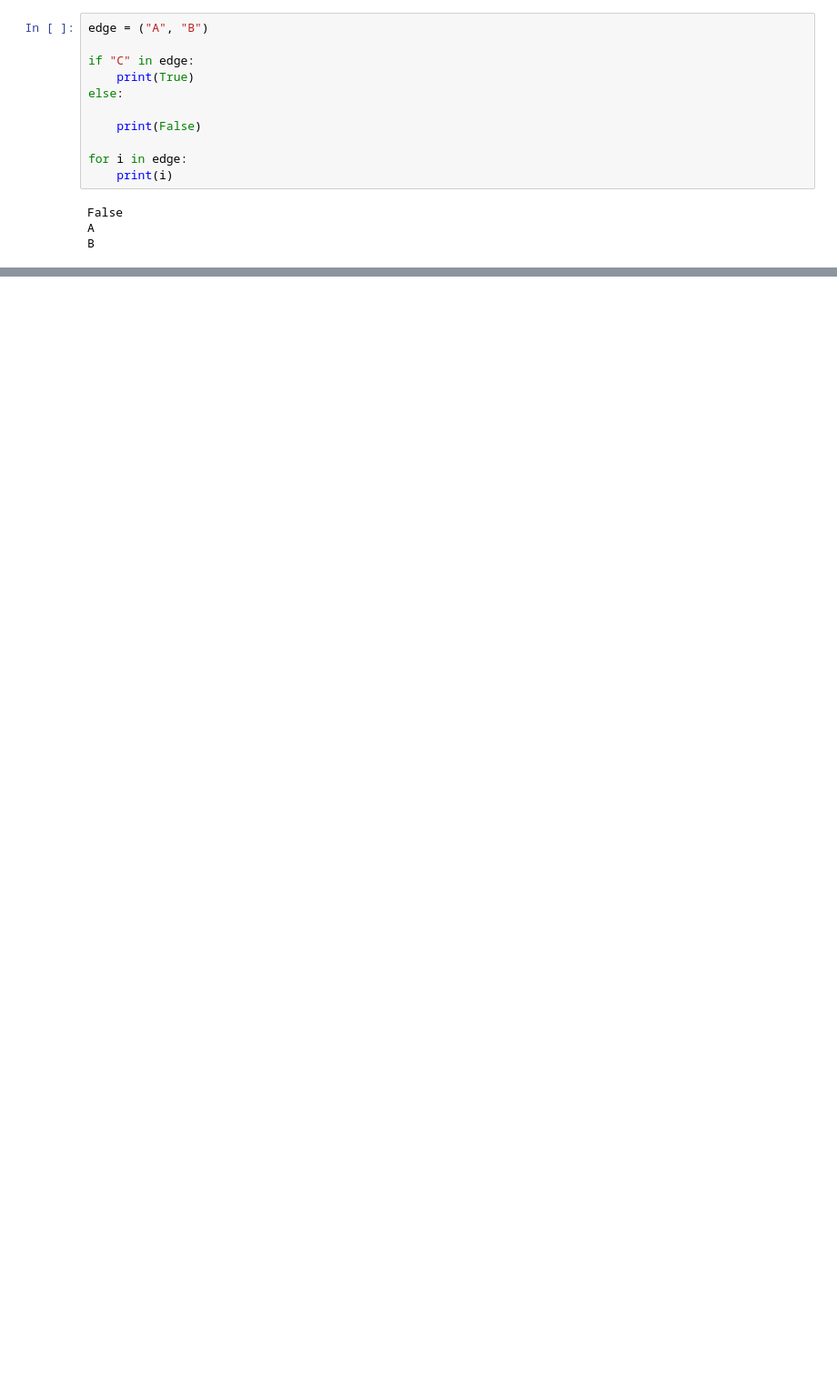
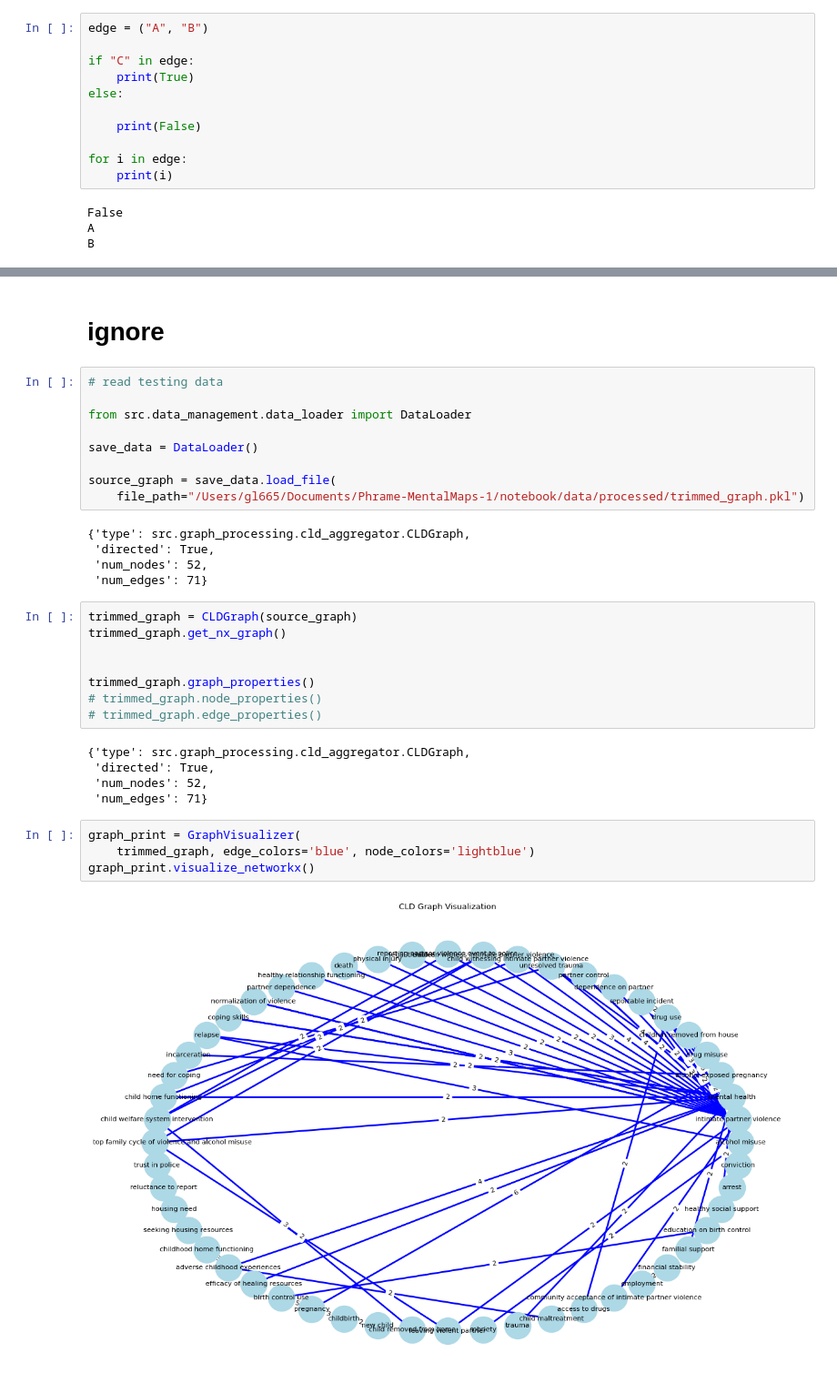
Before and after one commit to georgia-max/MentalMaps_Aggregation, a Jupyter notebook: notebook/Link_triming.ipynb, the cells around one changed output, grey strips where cells are left out. Shown at 91% size. Drawn from its saved outputs; the diff is of its cells as text; blank space fills up the shorter version.

```diff
--- a/notebook/Link_triming.ipynb
+++ b/notebook/Link_triming.ipynb
@@ -292,0 +553,35 @@ B
+# %% [markdown]
+# ignore
+# %%
+# read testing data
+
+from src.data_management.data_loader import DataLoader
+
+save_data = DataLoader()
+
+source_graph = save_data.load_file(
+    file_path="/Users/gl665/Documents/Phrame-MentalMaps-1/notebook/data/processed/trimmed_graph.pkl")
+# %% [output]
+{'type': src.graph_processing.cld_aggregator.CLDGraph,
+ 'directed': True,
+ 'num_nodes': 52,
+ 'num_edges': 71}
+# %%
+trimmed_graph = CLDGraph(source_graph)
+trimmed_graph.get_nx_graph()
+
+
+trimmed_graph.graph_properties()
+# trimmed_graph.node_properties()
+# trimmed_graph.edge_properties()
+# %% [output]
+{'type': src.graph_processing.cld_aggregator.CLDGraph,
+ 'directed': True,
+ 'num_nodes': 52,
+ 'num_edges': 71}
+# %%
+graph_print = GraphVisualizer(
+    trimmed_graph, edge_colors='blue', node_colors='lightblue')
+graph_print.visualize_networkx()
+# %% [output]
+[figure, added]
```
Also changed, not shown: parts of 26 cells of this notebook, 16 other files.
